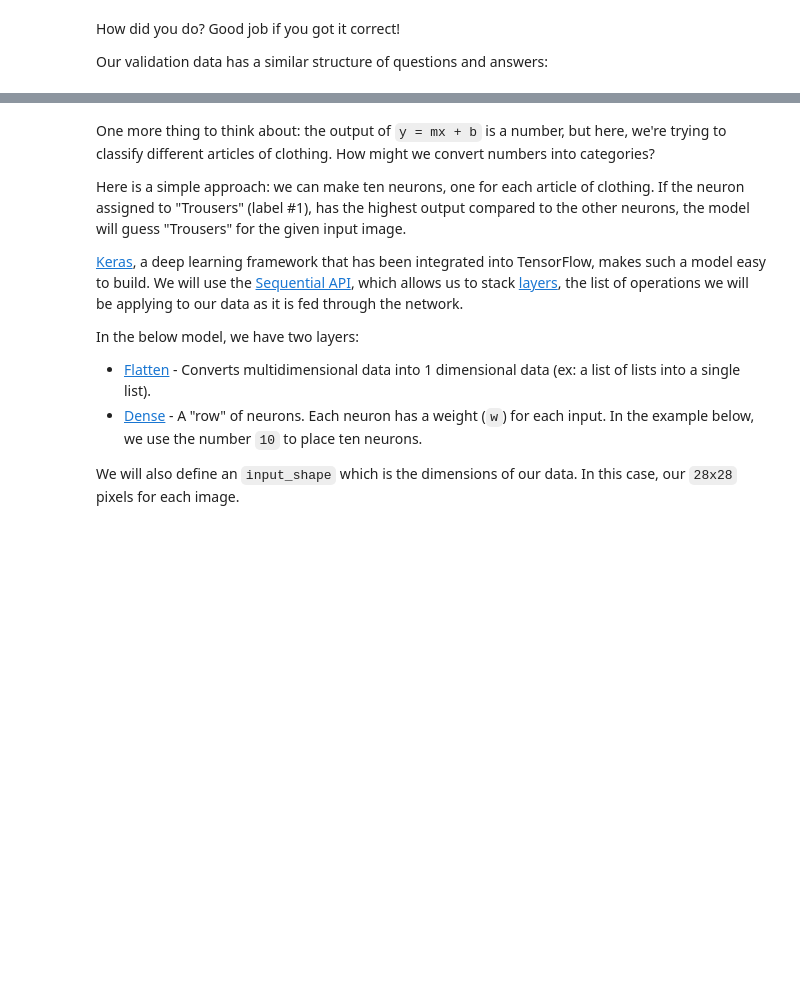
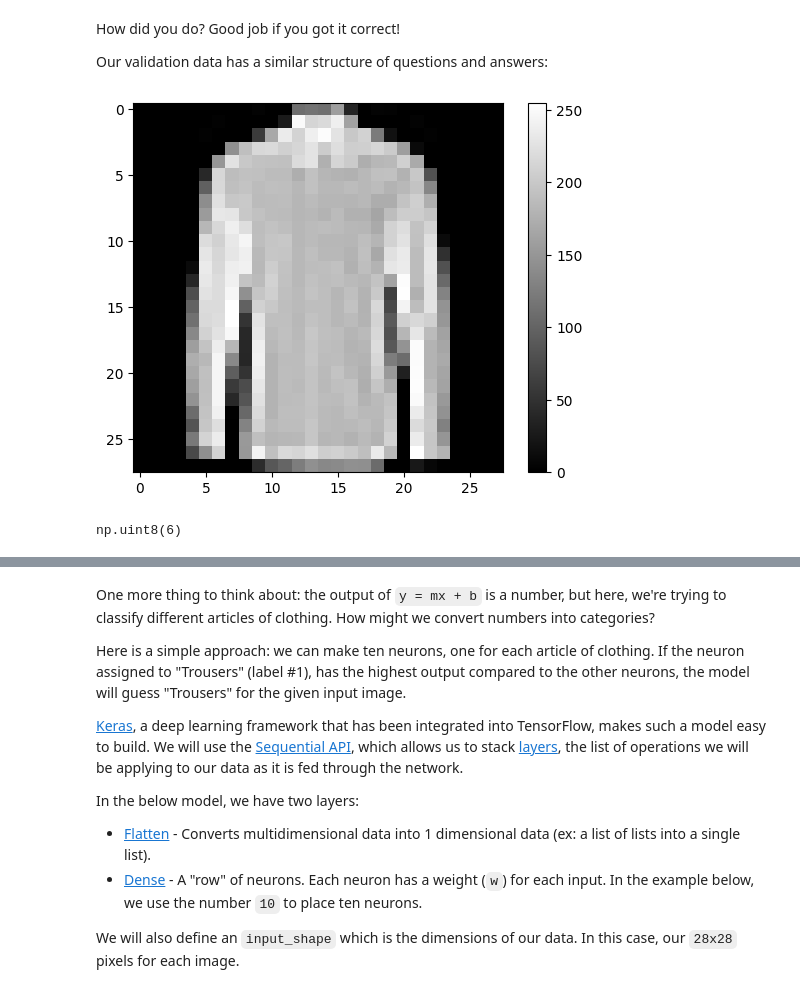
Before and after one commit to HariniTechie/GITDEMO, a Jupyter notebook: building-a-brain/BuildingABrain.ipynb, the cells around one changed output, grey strips where cells are left out. Cells and saved outputs as stored; diff of their text form; code cells hidden in the pictures; blank space fills up the shorter version.

```diff
--- a/building-a-brain/BuildingABrain.ipynb
+++ b/building-a-brain/BuildingABrain.ipynb
@@ -77,16 +92,20 @@ Our validation data has a similar structure of questions and answers:
 # %%
 import matplotlib.pyplot as plt
 
 # The question number to quiz with. Feel free to change up to 9999.
-data_idx = 6174
+data_idx = 9000
 
 plt.figure()
 plt.imshow(valid_images[data_idx], cmap='gray')
 plt.colorbar()
 plt.grid(False)
 plt.show()
+# %% [output]
+[figure, added]
 # %%
 valid_labels[data_idx]
+# %% [output]
+np.uint8(6)
 # %% [markdown]
 # Building a Neuron
 
```
Also changed, not shown: parts of 12 cells of this notebook.
